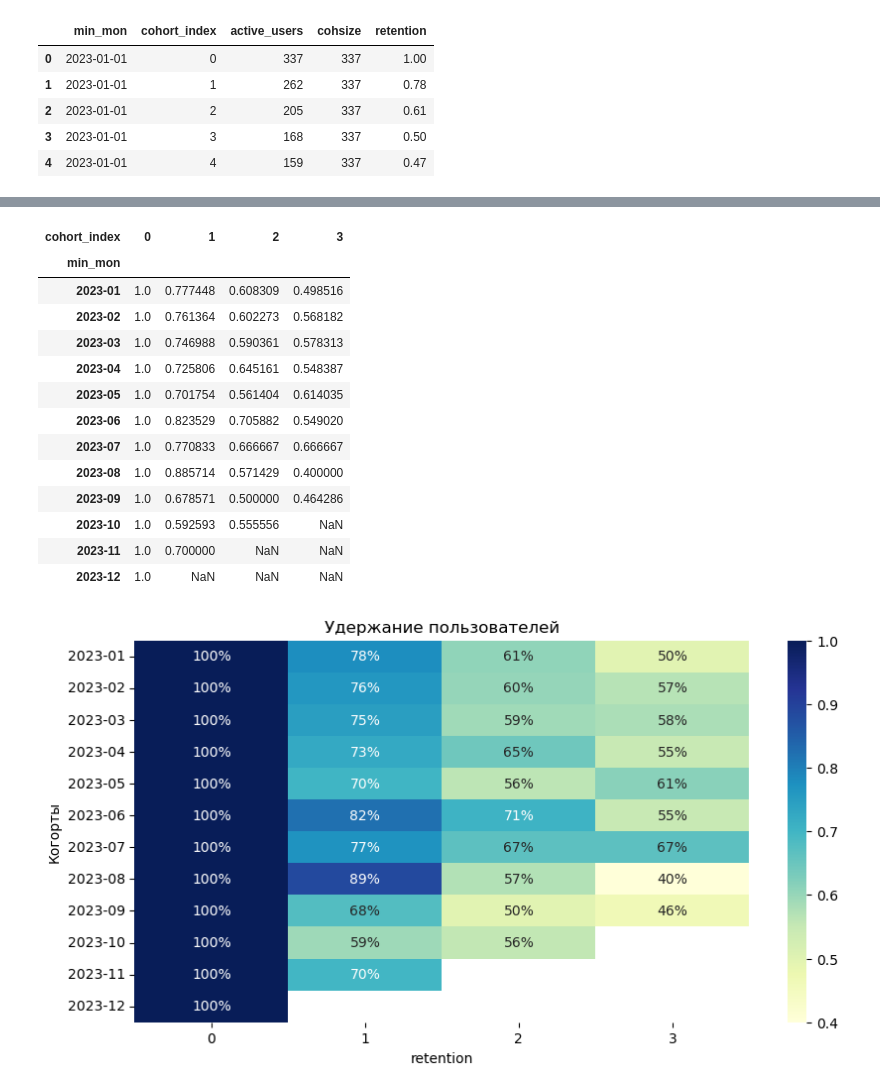
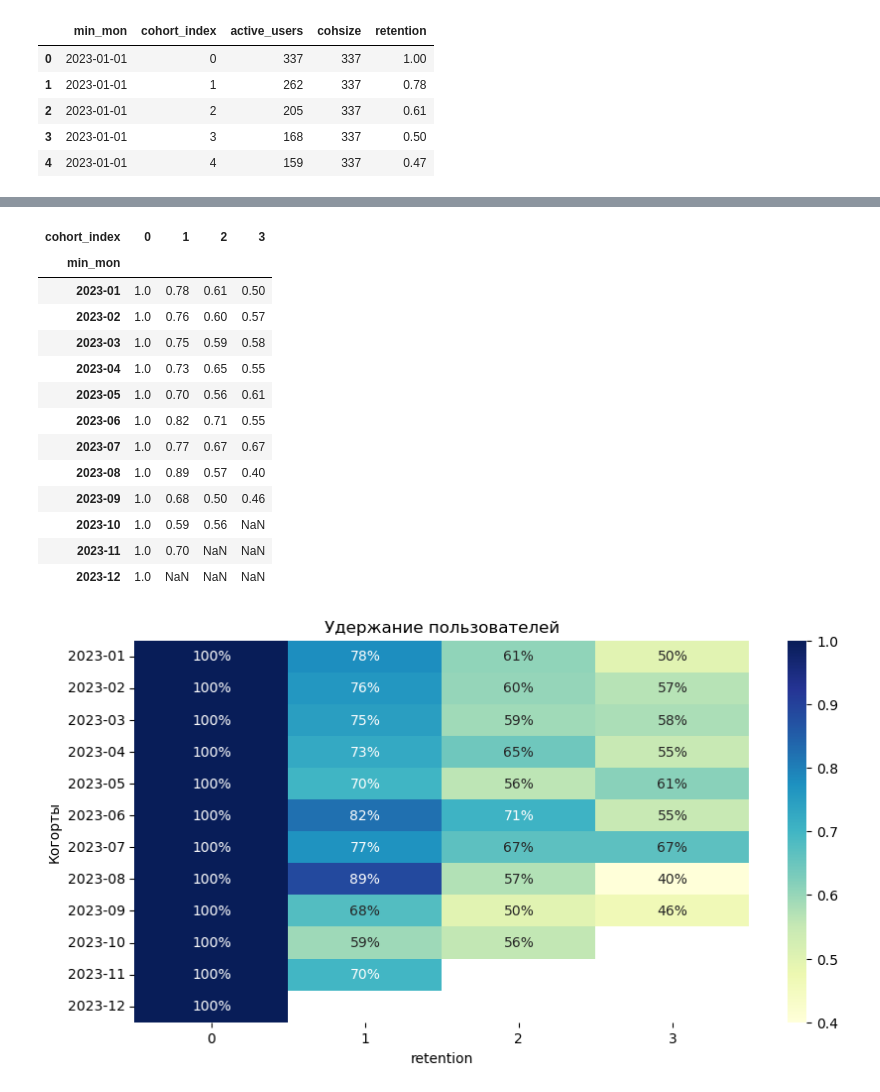
Before and after one commit to irek-ishtimirov-data-analyst/fitness-business-analytics-python, a Jupyter notebook: 05_Fitness_User_Segmentation_and_Cohort_Analysis.ipynb, the cells around one changed output, grey strips where cells are left out. Cells and saved outputs as stored; diff of their text form; code cells hidden in the pictures.

```diff
--- a/05_Fitness_User_Segmentation_and_Cohort_Analysis.ipynb
+++ b/05_Fitness_User_Segmentation_and_Cohort_Analysis.ipynb
@@ -376,19 +427,19 @@ retention_table.index = retention_table.index.strftime('%Y-%m')
 # %%
-retention_table.iloc[:, :4]
+retention_table.iloc[:, :4].round(2)
 # %% [output]
 | cohort_index | 0 | 1 | 2 | 3 |
 | min_mon |  |  |  |  |
-| 2023-01 | 1.0 | 0.777448 | 0.608309 | 0.498516 |
-| 2023-02 | 1.0 | 0.761364 | 0.602273 | 0.568182 |
-| 2023-03 | 1.0 | 0.746988 | 0.590361 | 0.578313 |
-| 2023-04 | 1.0 | 0.725806 | 0.645161 | 0.548387 |
-| 2023-05 | 1.0 | 0.701754 | 0.561404 | 0.614035 |
-| 2023-06 | 1.0 | 0.823529 | 0.705882 | 0.549020 |
-| 2023-07 | 1.0 | 0.770833 | 0.666667 | 0.666667 |
-| 2023-08 | 1.0 | 0.885714 | 0.571429 | 0.400000 |
-| 2023-09 | 1.0 | 0.678571 | 0.500000 | 0.464286 |
-| 2023-10 | 1.0 | 0.592593 | 0.555556 | NaN |
-| 2023-11 | 1.0 | 0.700000 | NaN | NaN |
+| 2023-01 | 1.0 | 0.78 | 0.61 | 0.50 |
+| 2023-02 | 1.0 | 0.76 | 0.60 | 0.57 |
+| 2023-03 | 1.0 | 0.75 | 0.59 | 0.58 |
+| 2023-04 | 1.0 | 0.73 | 0.65 | 0.55 |
+| 2023-05 | 1.0 | 0.70 | 0.56 | 0.61 |
+| 2023-06 | 1.0 | 0.82 | 0.71 | 0.55 |
+| 2023-07 | 1.0 | 0.77 | 0.67 | 0.67 |
+| 2023-08 | 1.0 | 0.89 | 0.57 | 0.40 |
+| 2023-09 | 1.0 | 0.68 | 0.50 | 0.46 |
+| 2023-10 | 1.0 | 0.59 | 0.56 | NaN |
+| 2023-11 | 1.0 | 0.70 | NaN | NaN |
 | 2023-12 | 1.0 | NaN | NaN | NaN |
 # %%
 plt.figure(figsize = (10, 5))
```
Also changed, not shown: parts of 19 cells of this notebook.
